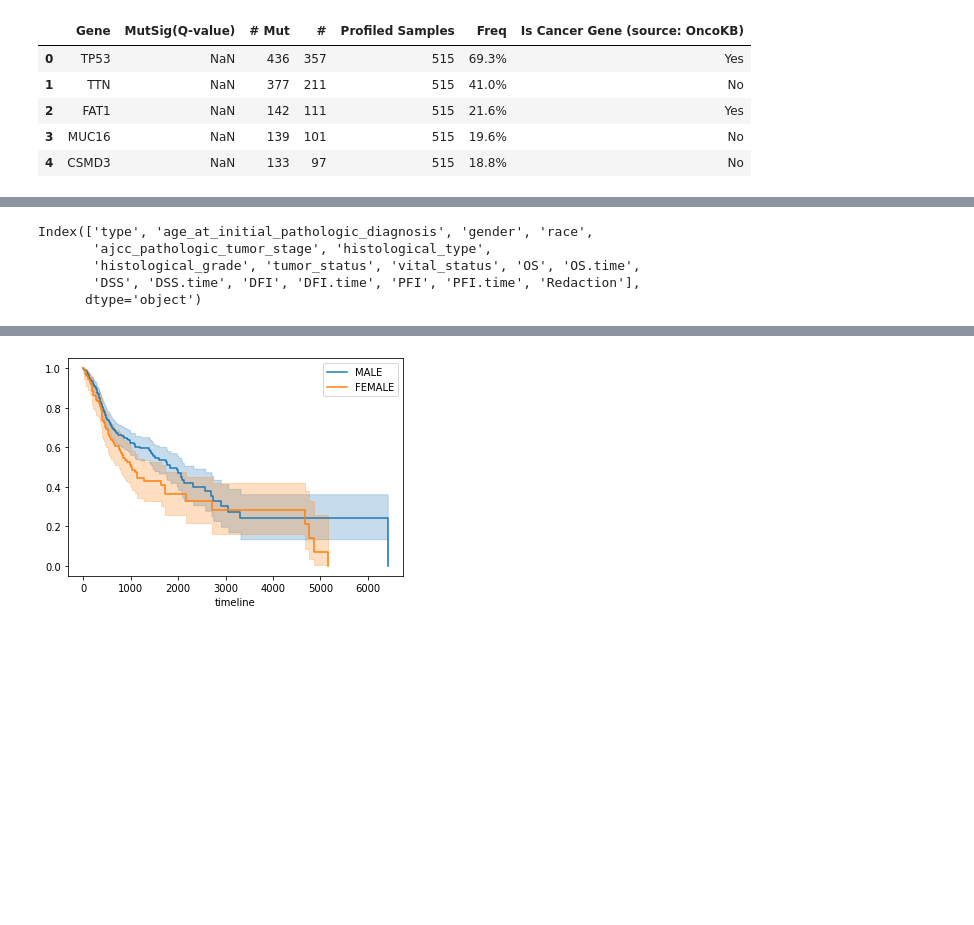
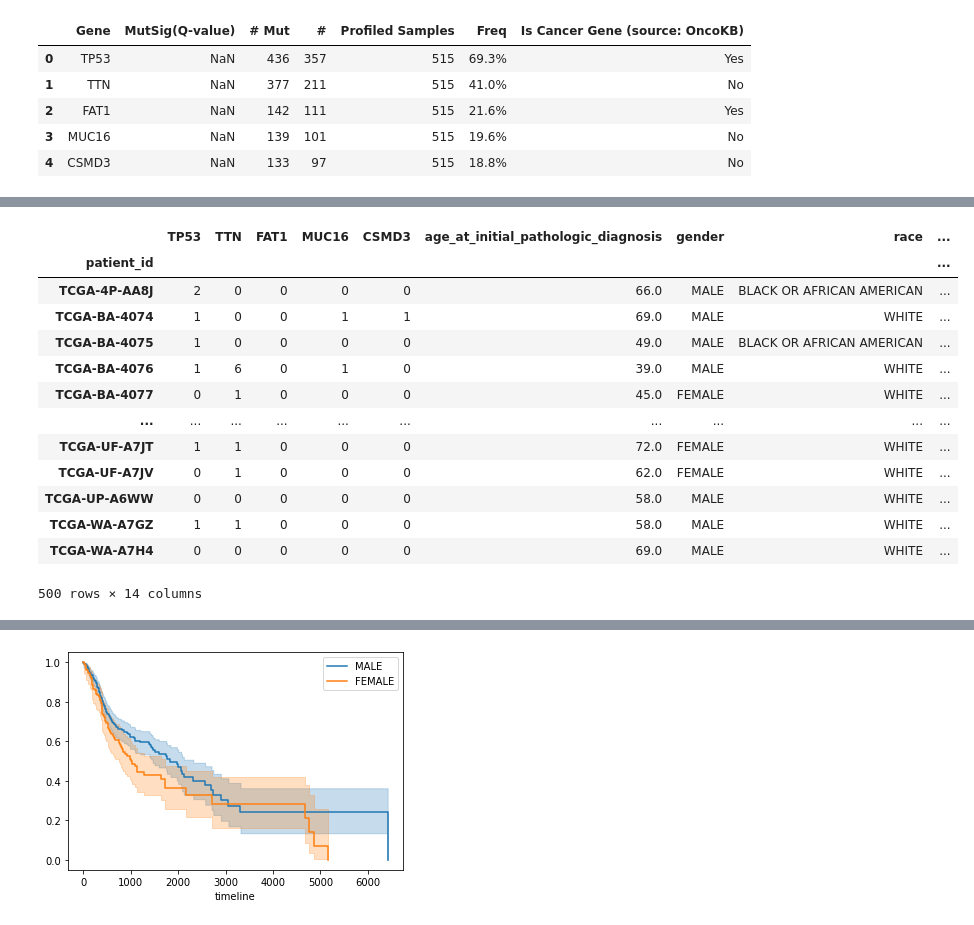
Before and after one commit to Enable72/ECE204-PROJECT4, a Jupyter notebook: preprocessing.ipynb, the cells around one changed output, grey strips where cells are left out. Drawn from its saved outputs; the diff is of its cells as text; code cells hidden in the pictures; blank space fills up the shorter version.

```diff
--- a/preprocessing.ipynb
+++ b/preprocessing.ipynb
@@ -81,8 +48,22 @@ metadata
-# %%
-metadata.columns
-# %% [output]
-Index(['type', 'age_at_initial_pathologic_diagnosis', 'gender', 'race',
-       'ajcc_pathologic_tumor_stage', 'histological_type',
-       'histological_grade', 'tumor_status', 'vital_status', 'OS', 'OS.time',
-       'DSS', 'DSS.time', 'DFI', 'DFI.time', 'PFI', 'PFI.time', 'Redaction'],
-      dtype='object')
+# %%
+# merge data
+mut_gene = mut_gene[genes]
+mut_gene = mut_gene.join(metadata)
+mut_gene = mut_gene.drop(columns = ['type','histological_type',
+       'histological_grade', 'vital_status', 'DFI', 'DFI.time', 'PFI', 'PFI.time', 'Redaction'])
+mut_gene
+# %% [output]
+|  | TP53 | TTN | FAT1 | MUC16 | CSMD3 | age_at_initial_pathologic_diagnosis | gender | race | ... |
+| patient_id |  |  |  |  |  |  |  |  | ... |
+| TCGA-4P-AA8J | 2 | 0 | 0 | 0 | 0 | 66.0 | MALE | BLACK OR AFRICAN AMERICAN | ... |
+| TCGA-BA-4074 | 1 | 0 | 0 | 1 | 1 | 69.0 | MALE | WHITE | ... |
+| TCGA-BA-4075 | 1 | 0 | 0 | 0 | 0 | 49.0 | MALE | BLACK OR AFRICAN AMERICAN | ... |
+| TCGA-BA-4076 | 1 | 6 | 0 | 1 | 0 | 39.0 | MALE | WHITE | ... |
+| TCGA-BA-4077 | 0 | 1 | 0 | 0 | 0 | 45.0 | FEMALE | WHITE | ... |
+| ... | ... | ... | ... | ... | ... | ... | ... | ... | ... |
+| TCGA-UF-A7JT | 1 | 1 | 0 | 0 | 0 | 72.0 | FEMALE | WHITE | ... |
+| TCGA-UF-A7JV | 0 | 1 | 0 | 0 | 0 | 62.0 | FEMALE | WHITE | ... |
+| TCGA-UP-A6WW | 0 | 0 | 0 | 0 | 0 | 58.0 | MALE | WHITE | ... |
+| TCGA-WA-A7GZ | 1 | 1 | 0 | 0 | 0 | 58.0 | MALE | WHITE | ... |
+| TCGA-WA-A7H4 | 0 | 0 | 0 | 0 | 0 | 69.0 | MALE | WHITE | ... |
+500 rows × 14 columns
```
Also changed, not shown: parts of 17 cells of this notebook.
